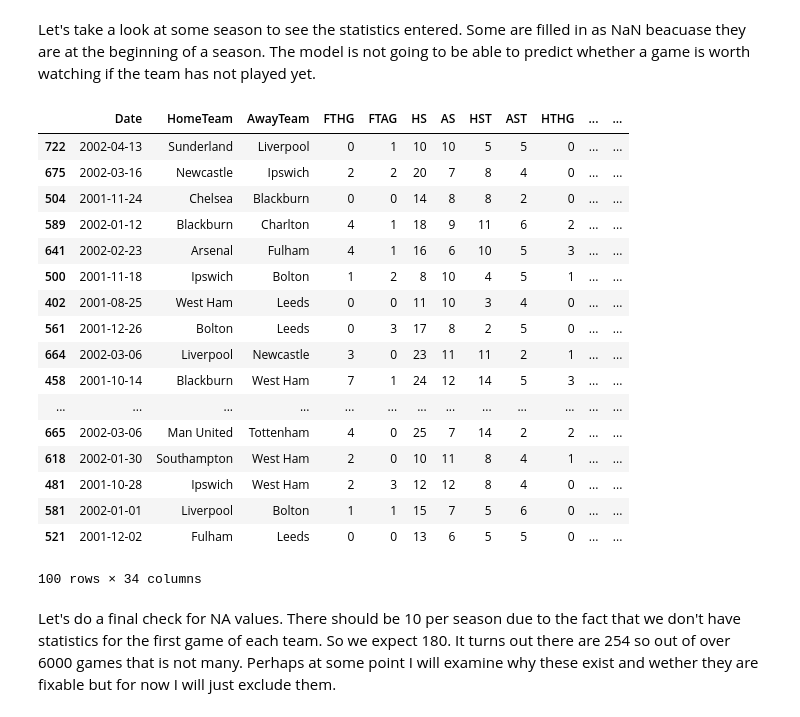
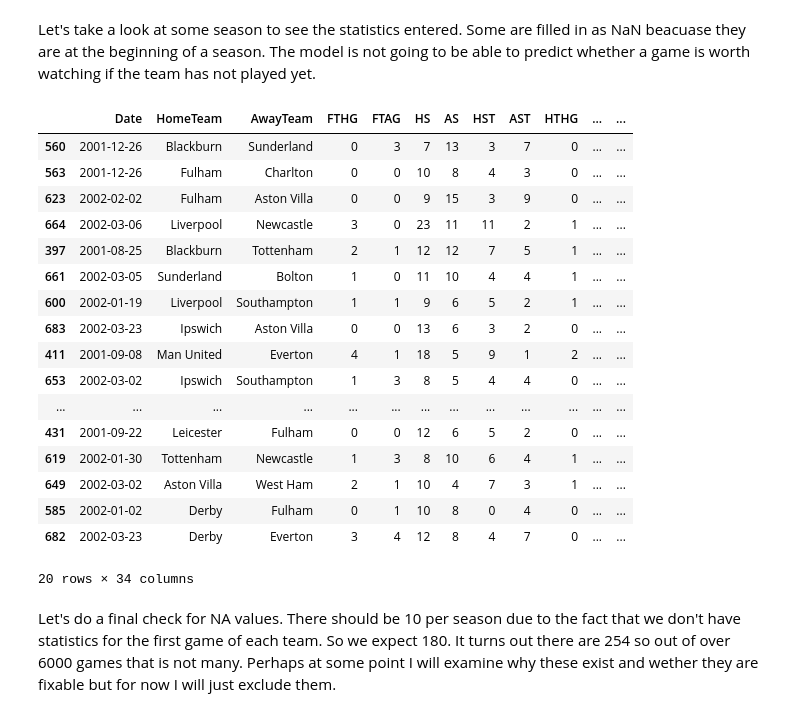
Before and after one commit to sjhatfield/worthwatching, a Jupyter notebook: EPL_Wrangling_Analysis.ipynb, the cells around one changed output. Cells and saved outputs as stored; diff of their text form; code cells hidden in the pictures.

```diff
--- a/EPL_Wrangling_Analysis.ipynb
+++ b/EPL_Wrangling_Analysis.ipynb
@@ -673,26 +673,26 @@ Season: 17 done!
 # %% [markdown]
 Let's take a look at some season to see the statistics entered. Some are filled in as NaN beacuase they are at the beginning of a season. The model is not going to be able to predict whether a game is worth watching if the team has not played yet.
 # %%
-df_extra[df_extra['Season'] == '01'].sample(100)
+df_extra[df_extra['Season'] == '01'].sample(20)
 # %% [output]
 |  | Date | HomeTeam | AwayTeam | FTHG | FTAG | HS | AS | HST | AST | HTHG | ... | ... |
-| 722 | 2002-04-13 | Sunderland | Liverpool | 0 | 1 | 10 | 10 | 5 | 5 | 0 | ... | ... |
-| 675 | 2002-03-16 | Newcastle | Ipswich | 2 | 2 | 20 | 7 | 8 | 4 | 0 | ... | ... |
-| 504 | 2001-11-24 | Chelsea | Blackburn | 0 | 0 | 14 | 8 | 8 | 2 | 0 | ... | ... |
-| 589 | 2002-01-12 | Blackburn | Charlton | 4 | 1 | 18 | 9 | 11 | 6 | 2 | ... | ... |
-| 641 | 2002-02-23 | Arsenal | Fulham | 4 | 1 | 16 | 6 | 10 | 5 | 3 | ... | ... |
-| 500 | 2001-11-18 | Ipswich | Bolton | 1 | 2 | 8 | 10 | 4 | 5 | 1 | ... | ... |
-| 402 | 2001-08-25 | West Ham | Leeds | 0 | 0 | 11 | 10 | 3 | 4 | 0 | ... | ... |
-| 561 | 2001-12-26 | Bolton | Leeds | 0 | 3 | 17 | 8 | 2 | 5 | 0 | ... | ... |
+| 560 | 2001-12-26 | Blackburn | Sunderland | 0 | 3 | 7 | 13 | 3 | 7 | 0 | ... | ... |
+| 563 | 2001-12-26 | Fulham | Charlton | 0 | 0 | 10 | 8 | 4 | 3 | 0 | ... | ... |
+| 623 | 2002-02-02 | Fulham | Aston Villa | 0 | 0 | 9 | 15 | 3 | 9 | 0 | ... | ... |
 | 664 | 2002-03-06 | Liverpool | Newcastle | 3 | 0 | 23 | 11 | 11 | 2 | 1 | ... | ... |
-| 458 | 2001-10-14 | Blackburn | West Ham | 7 | 1 | 24 | 12 | 14 | 5 | 3 | ... | ... |
+| 397 | 2001-08-25 | Blackburn | Tottenham | 2 | 1 | 12 | 12 | 7 | 5 | 1 | ... | ... |
+| 661 | 2002-03-05 | Sunderland | Bolton | 1 | 0 | 11 | 10 | 4 | 4 | 1 | ... | ... |
+| 600 | 2002-01-19 | Liverpool | Southampton | 1 | 1 | 9 | 6 | 5 | 2 | 1 | ... | ... |
+| 683 | 2002-03-23 | Ipswich | Aston Villa | 0 | 0 | 13 | 6 | 3 | 2 | 0 | ... | ... |
+| 411 | 2001-09-08 | Man United | Everton | 4 | 1 | 18 | 5 | 9 | 1 | 2 | ... | ... |
+| 653 | 2002-03-02 | Ipswich | Southampton | 1 | 3 | 8 | 5 | 4 | 4 | 0 | ... | ... |
 | ... | ... | ... | ... | ... | ... | ... | ... | ... | ... | ... | ... | ... |
-| 665 | 2002-03-06 | Man United | Tottenham | 4 | 0 | 25 | 7 | 14 | 2 | 2 | ... | ... |
-| 618 | 2002-01-30 | Southampton | West Ham | 2 | 0 | 10 | 11 | 8 | 4 | 1 | ... | ... |
-| 481 | 2001-10-28 | Ipswich | West Ham | 2 | 3 | 12 | 12 | 8 | 4 | 0 | ... | ... |
-| 581 | 2002-01-01 | Liverpool | Bolton | 1 | 1 | 15 | 7 | 5 | 6 | 0 | ... | ... |
-| 521 | 2001-12-02 | Fulham | Leeds | 0 | 0 | 13 | 6 | 5 | 5 | 0 | ... | ... |
+| 431 | 2001-09-22 | Leicester | Fulham | 0 | 0 | 12 | 6 | 5 | 2 | 0 | ... | ... |
+| 619 | 2002-01-30 | Tottenham | Newcastle | 1 | 3 | 8 | 10 | 6 | 4 | 1 | ... | ... |
+| 649 | 2002-03-02 | Aston Villa | West Ham | 2 | 1 | 10 | 4 | 7 | 3 | 1 | ... | ... |
+| 585 | 2002-01-02 | Derby | Fulham | 0 | 1 | 10 | 8 | 0 | 4 | 0 | ... | ... |
+| 682 | 2002-03-23 | Derby | Everton | 3 | 4 | 12 | 8 | 4 | 7 | 0 | ... | ... |
-100 rows × 34 columns
+20 rows × 34 columns
 # %% [markdown]
 Let's do a final check for NA values. There should be 10 per season due to the fact that we don't have statistics for the first game of each team. So we expect 180. It turns out there are 254 so out of over 6000 games that is not many. Perhaps at some point I will examine why these exist and wether they are fixable but for now I will just exclude them.
 # %%
```
Also changed, not shown: parts of 3 cells of this notebook, 1 other file.
